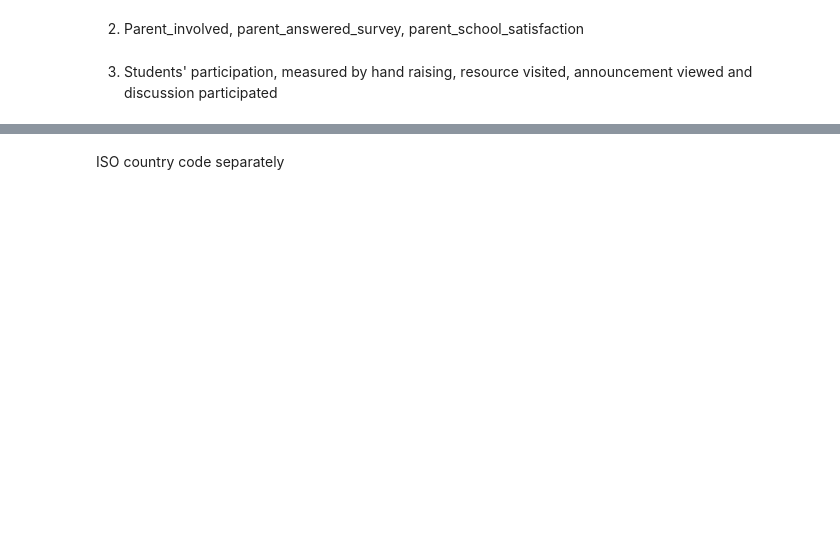
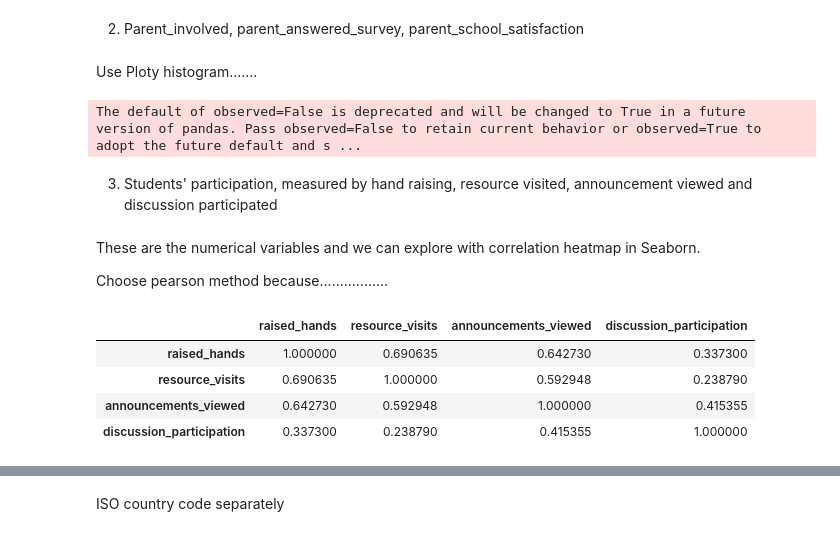
Before and after one commit to 8osco/academic_performance_analysis, a Jupyter notebook: jupyter_notebooks/2_exploratory_analysis.ipynb, the cells around one changed output, grey strips where cells are left out. Drawn from its saved outputs; the diff is of its cells as text; code cells hidden in the pictures; blank space fills up the shorter version.

```diff
--- a/jupyter_notebooks/2_exploratory_analysis.ipynb
+++ b/jupyter_notebooks/2_exploratory_analysis.ipynb
@@ -114,4 +218,40 @@ There were 3 areas identified above which we would like to explore further, whic
 # %% [markdown]
 2) Parent_involved, parent_answered_survey, parent_school_satisfaction
+# %% [markdown]
+Use Ploty histogram.......
+# %%
+plot_b = px.histogram(
+    df,
+    x="parent_school_satisfaction",  # x-axis variable
+    color="parent_involved",  # legend grouping
+    barmode="group",          # or "overlay" for overlapping bars
+    facet_col="parent_answered_survey",  # split by parent answered survey
+    title="Parent Survey Answers by Involvement and Satisfaction",
+)
+
+plot_b.update_layout(
+    xaxis_title="parent_school_satisfaction",
+    yaxis_title="Count",
+    legend_title="Parent Involved",
+    bargap=0.2
+)
+
+plot_b.show()
+# %% [output]
+The default of observed=False is deprecated and will be changed to True in a future version of pandas. Pass observed=False to retain current behavior or observed=True to adopt the future default and s ...
 # %% [markdown]
 3) Students' participation, measured by hand raising, resource visited, announcement viewed and discussion participated
+# %% [markdown]
+These are the numerical variables and we can explore with correlation heatmap in Seaborn.
+
+Choose pearson method because.................
+# %%
+df_numeric = df.select_dtypes(include='int64') # Select all numeric columns
+df_corr = df_numeric.corr(method='pearson') # use Pearson correlation method to calculate correlation
+df_corr
+# %% [output]
+|  | raised_hands | resource_visits | announcements_viewed | discussion_participation |
+| raised_hands | 1.000000 | 0.690635 | 0.642730 | 0.337300 |
+| resource_visits | 0.690635 | 1.000000 | 0.592948 | 0.238790 |
+| announcements_viewed | 0.642730 | 0.592948 | 1.000000 | 0.415355 |
+| discussion_participation | 0.337300 | 0.238790 | 0.415355 | 1.000000 |
```
Also changed, not shown: parts of 22 cells of this notebook, 4 other files.
